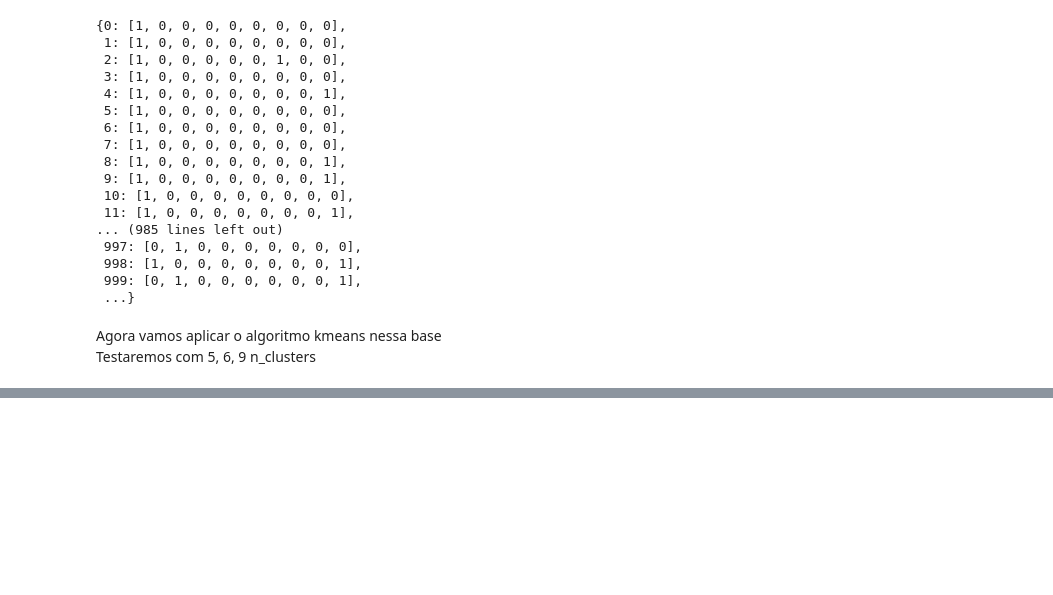
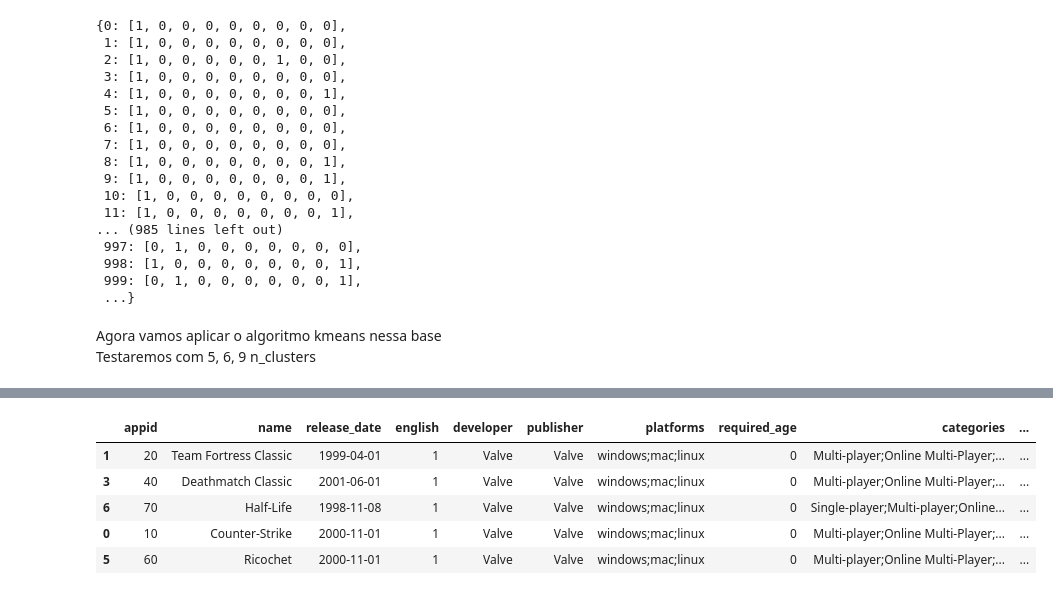
Before and after one commit to Gustavo-V-M/Recomendacao-Steam, a Jupyter notebook: analise_base_steam_3.ipynb, the cells around one changed output, grey strips where cells are left out. Saved outputs shown, nothing was run; the diff lists cells and outputs as text; code cells hidden in the pictures; blank space fills up the shorter version.

```diff
--- a/analise_base_steam_3.ipynb
+++ b/analise_base_steam_3.ipynb
@@ -186,0 +240,16 @@ plt.legend()
+# %%
+neighbours = NearestNeighbors(n_neighbors=5).fit(dist_clusters)
+
+def get_recomendation_nn(game):
+    index = base_steam.index[base_steam["name"]==game][0]
+    neighbours_indexes = neighbours.kneighbors(np.array(dist_clusters.iloc[index]).reshape(1,-1))[1][0]
+    return base_steam.iloc[neighbours_indexes]
+
+get_recomendation_nn("Counter-Strike")
+# %% [output]
+|  | appid | name | release_date | english | developer | publisher | platforms | required_age | categories | ... |
+| 1 | 20 | Team Fortress Classic | 1999-04-01 | 1 | Valve | Valve | windows;mac;linux | 0 | Multi-player;Online Multi-Player;... | ... |
+| 3 | 40 | Deathmatch Classic | 2001-06-01 | 1 | Valve | Valve | windows;mac;linux | 0 | Multi-player;Online Multi-Player;... | ... |
+| 6 | 70 | Half-Life | 1998-11-08 | 1 | Valve | Valve | windows;mac;linux | 0 | Single-player;Multi-player;Online... | ... |
+| 0 | 10 | Counter-Strike | 2000-11-01 | 1 | Valve | Valve | windows;mac;linux | 0 | Multi-player;Online Multi-Player;... | ... |
+| 5 | 60 | Ricochet | 2000-11-01 | 1 | Valve | Valve | windows;mac;linux | 0 | Multi-player;Online Multi-Player;... | ... |
```
Also changed, not shown: parts of 9 cells of this notebook.
